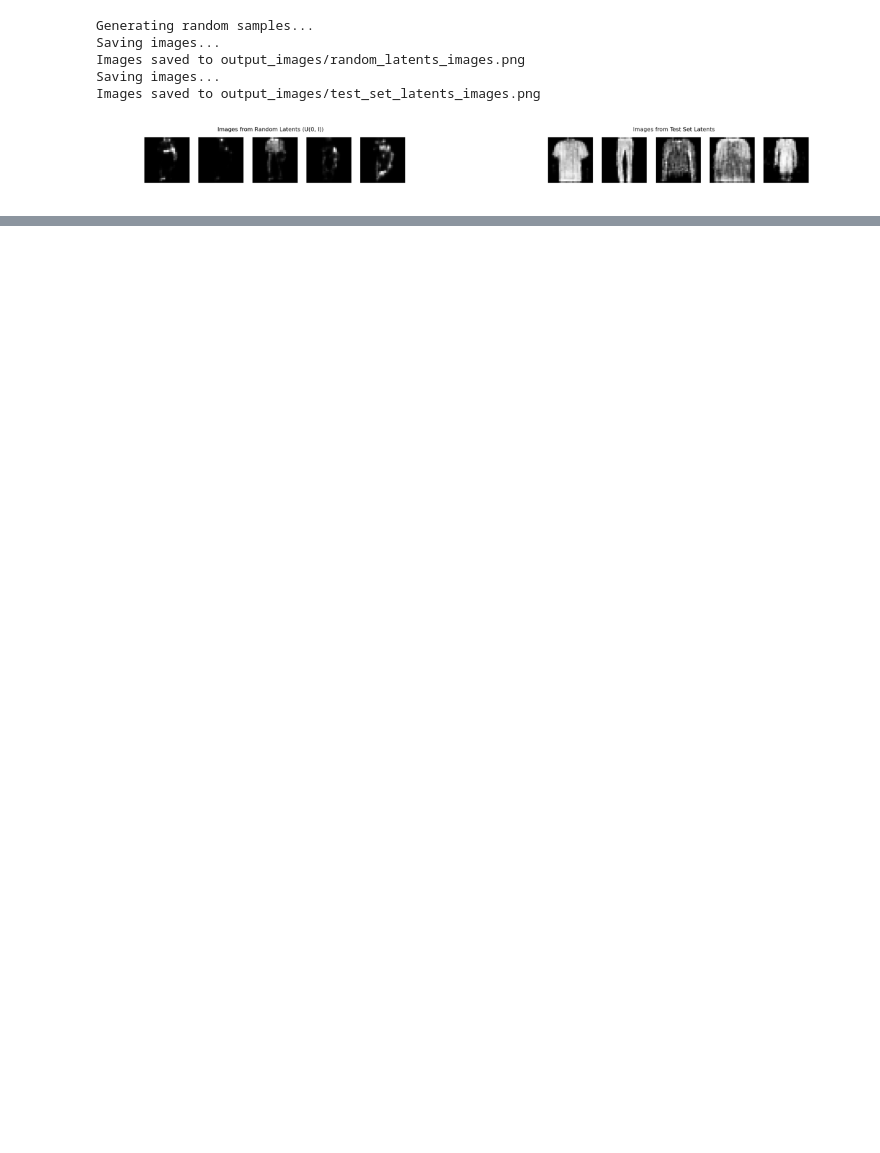
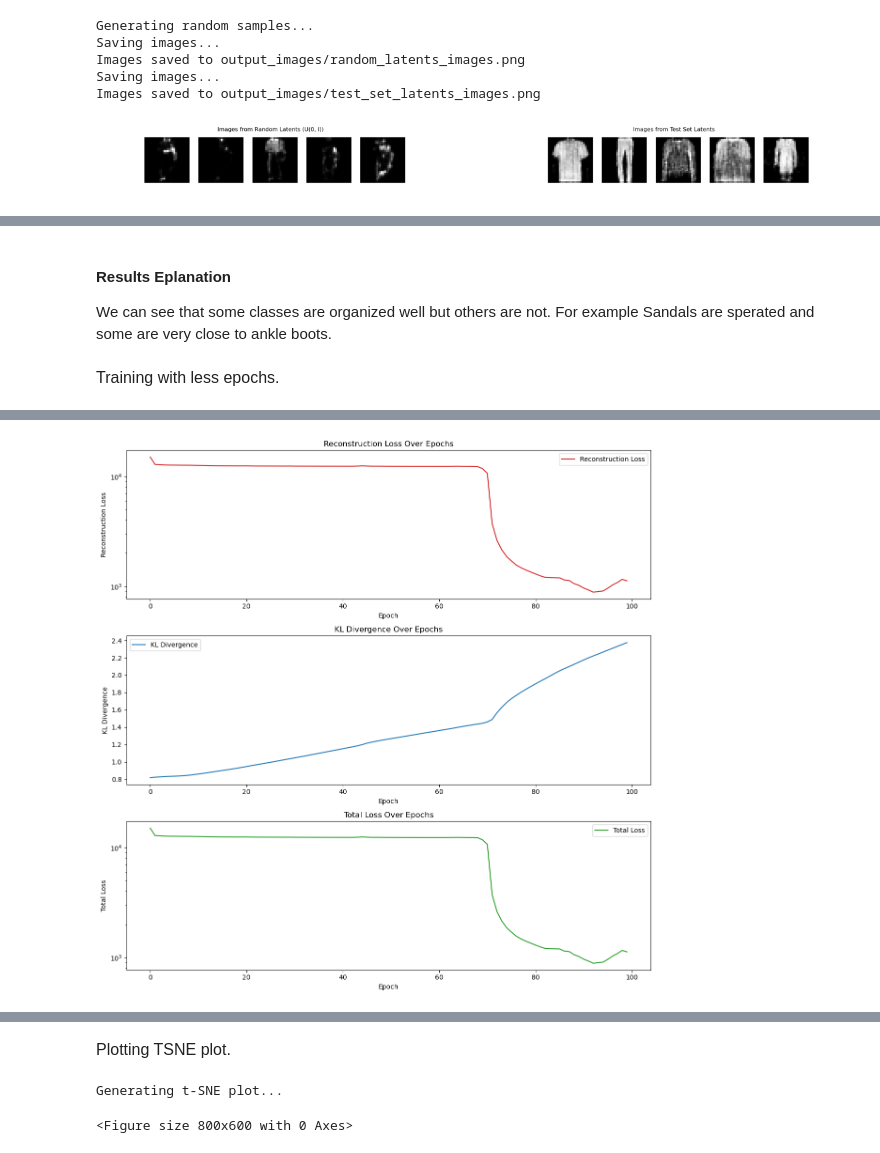
Before and after one commit to roiteichman/Deep-project, a Jupyter notebook: Project.ipynb, the cells around one changed output, grey strips where cells are left out. Saved outputs shown, nothing was run; the diff lists cells and outputs as text; code cells hidden in the pictures; blank space fills up the shorter version.

```diff
--- a/Project.ipynb
+++ b/Project.ipynb
@@ -141,0 +411,17 @@ Generating t-SNE plot...
+# %% [markdown]
+#### Results Eplanation
+We can see that some classes are organized well but others are not.
+For example Sandals are sperated and some are very close to ankle boots.
+# %% [markdown]
+<p style="font-size:16px;">Training with less epochs.</p>
+# %%
+epochs = 100
+beta = 1
+learning_rate = 0.02
+latent_dim = 60
+model_normal = VariationalAutoDecoderNormal(latent_dim=latent_dim,lr=learning_rate)
+train_loss,_,_ = model_normal.train_model(num_epochs=epochs, beta=beta)
+print(f'Training loss: {train_loss:.4f}')
+test_loss = model_normal.test_vad(num_epochs=epochs, learning_rate=learning_rate)
+print(f'Test loss: {test_loss:.4f}')
+# %% [output]
@@ -141,0 +445 @@ Generating t-SNE plot...
+[figure, added]
@@ -142,6 +449,9 @@ Generating t-SNE plot...
+# %% [markdown]
+<p style="font-size:16px;">Plotting TSNE plot.</p>
 # %%
-image_path = 'tsne_plot_VAD.png'
-img = mpimg.imread(image_path)
-plt.imshow(img)
-plt.axis('off')  # Hide axes
-plt.show()
+file_name = 'tsne_plot_VAD_normal'
+image_title = 'TSNE Plot VAD Normal Distribution'
+model_normal.plot_tsne(file_name=file_name, plot_title=image_title)
+# %% [output]
+Generating t-SNE plot...
+<Figure size 800x600 with 0 Axes>
```
Also changed, not shown: parts of 53 cells of this notebook, 1 other file.
